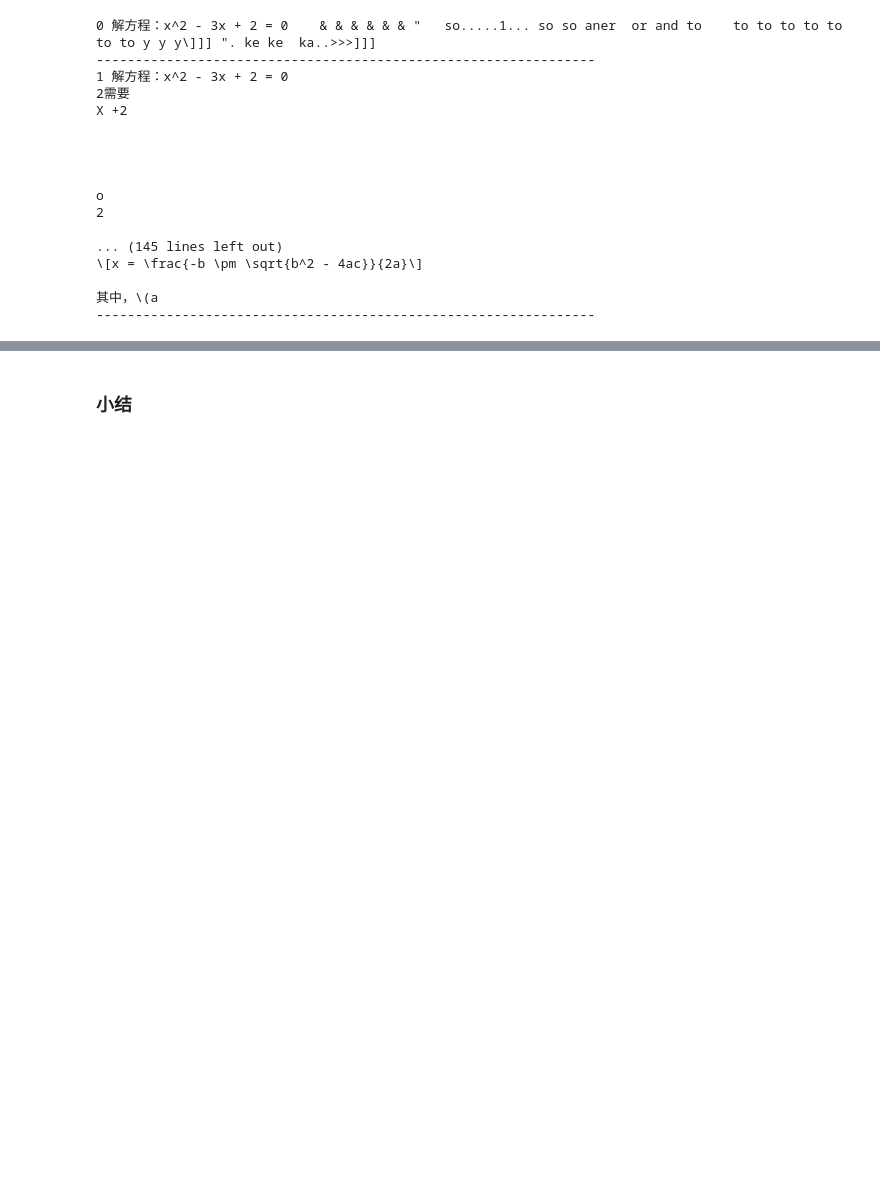
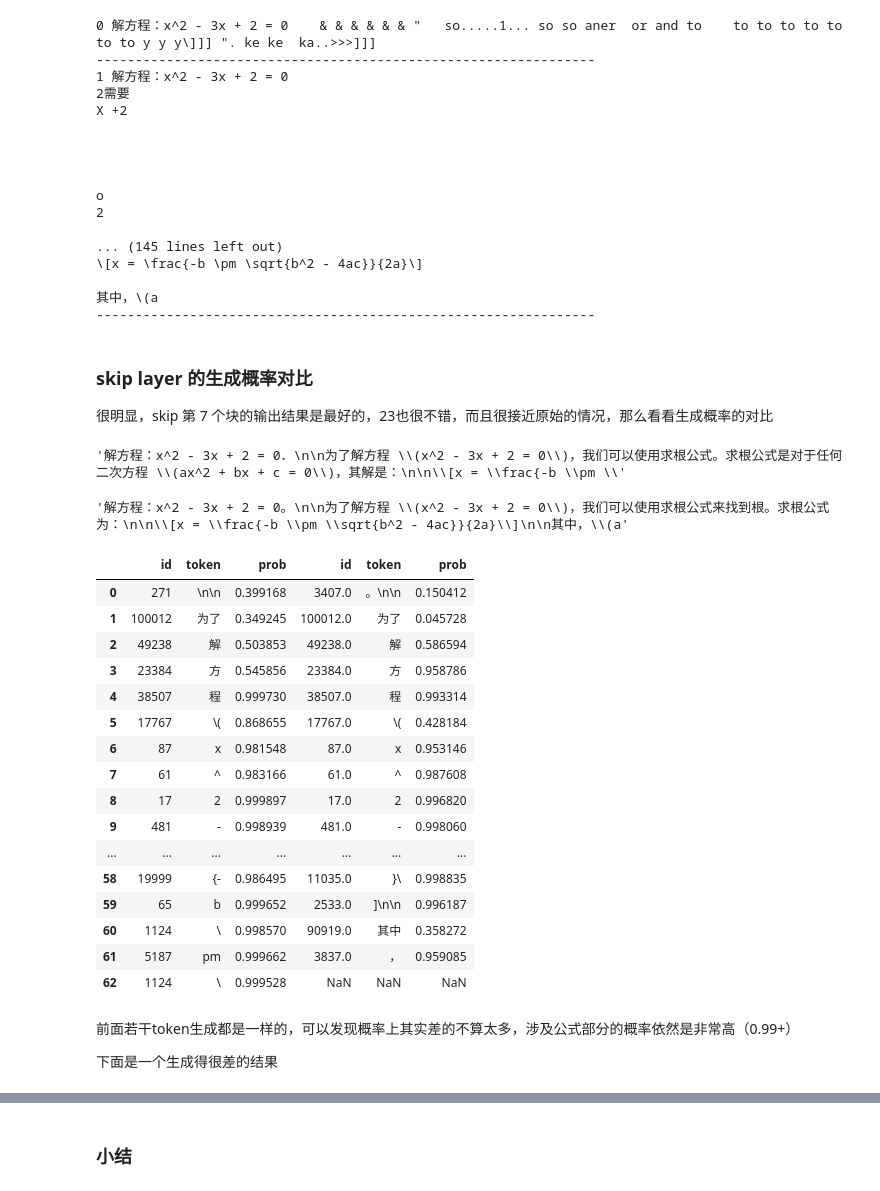
Before and after one commit to caoyang-sufe/easyllm, a Jupyter notebook: jupyter/layer-prune.ipynb, the cells around one changed output, grey strips where cells are left out. Cells and saved outputs as stored; diff of their text form; code cells hidden in the pictures; blank space fills up the shorter version.

```diff
--- a/jupyter/layer-prune.ipynb
+++ b/jupyter/layer-prune.ipynb
@@ -540,3 +709,75 @@ o
 
 其中，\(a
 ----------------------------------------------------------------
+# %% [markdown]
+### skip layer 的生成概率对比
+
+很明显，skip 第 7 个块的输出结果是最好的，23也很不错，而且很接近原始的情况，那么看看生成概率的对比
+# %%
+results_gold = greedy_decode(
+    model,
+    tokenizer,
+    prompt = prompt,
+    max_length = max_length,
+    device = "cpu",
+    use_kv_cache = False,
+    forward_hook_module_names = None,
+    backward_hook_module_names = None,
+    skip_layer_idx = [],
+)
+results_23 = greedy_decode(
+    model,
+    tokenizer,
+    prompt = prompt,
+    max_length = max_length,
+    device = "cpu",
+    use_kv_cache = False,
+    forward_hook_module_names = None,
+    backward_hook_module_names = None,
+    skip_layer_idx = [23],
+)
+results_0 = greedy_decode(
+    model,
+    tokenizer,
+    prompt = prompt,
+    max_length = max_length,
+    device = "cpu",
+    use_kv_cache = False,
+    forward_hook_module_names = None,
+    backward_hook_module_names = None,
+    skip_layer_idx = [0],
+)
+# %%
+results_gold["text"]
+# %% [output]
+'解方程：x^2 - 3x + 2 = 0．\n\n为了解方程 \\(x^2 - 3x + 2 = 0\\)，我们可以使用求根公式。求根公式是对于任何二次方程 \\(ax^2 + bx + c = 0\\)，其解是：\n\n\\[x = \\frac{-b \\pm \\'
+# %%
+results_23["text"]
+# %% [output]
+'解方程：x^2 - 3x + 2 = 0。\n\n为了解方程 \\(x^2 - 3x + 2 = 0\\)，我们可以使用求根公式来找到根。求根公式为：\n\n\\[x = \\frac{-b \\pm \\sqrt{b^2 - 4ac}}{2a}\\]\n\n其中，\\(a'
+# %%
+df_gold = pd.DataFrame(results_gold["token_probs"], columns=["id", "token", "prob"])
+df_23 = pd.DataFrame(results_23["token_probs"], columns=["id", "token", "prob"])
+pd.concat([df_gold.loc[1:, :].reset_index(drop=True), df_23.iloc[:62, :].reset_index(drop=True)], axis=1)
+# %% [output]
+|  | id | token | prob | id | token | prob |
+| 0 | 271 | \n\n | 0.399168 | 3407.0 | 。\n\n | 0.150412 |
+| 1 | 100012 | 为了 | 0.349245 | 100012.0 | 为了 | 0.045728 |
+| 2 | 49238 | 解 | 0.503853 | 49238.0 | 解 | 0.586594 |
+| 3 | 23384 | 方 | 0.545856 | 23384.0 | 方 | 0.958786 |
+| 4 | 38507 | 程 | 0.999730 | 38507.0 | 程 | 0.993314 |
+| 5 | 17767 | \( | 0.868655 | 17767.0 | \( | 0.428184 |
+| 6 | 87 | x | 0.981548 | 87.0 | x | 0.953146 |
+| 7 | 61 | ^ | 0.983166 | 61.0 | ^ | 0.987608 |
+| 8 | 17 | 2 | 0.999897 | 17.0 | 2 | 0.996820 |
+| 9 | 481 | - | 0.998939 | 481.0 | - | 0.998060 |
+| ... | ... | ... | ... | ... | ... | ... |
+| 58 | 19999 | {- | 0.986495 | 11035.0 | }\ | 0.998835 |
+| 59 | 65 | b | 0.999652 | 2533.0 | ]\n\n | 0.996187 |
+| 60 | 1124 | \ | 0.998570 | 90919.0 | 其中 | 0.358272 |
+| 61 | 5187 | pm | 0.999662 | 3837.0 | ， | 0.959085 |
+| 62 | 1124 | \ | 0.999528 | NaN | NaN | NaN |
+# %% [markdown]
+前面若干token生成都是一样的，可以发现概率上其实差的不算太多，涉及公式部分的概率依然是非常高（0.99+）
+
+下面是一个生成得很差的结果
```
Also changed, not shown: parts of 37 cells of this notebook, 2 other files.
